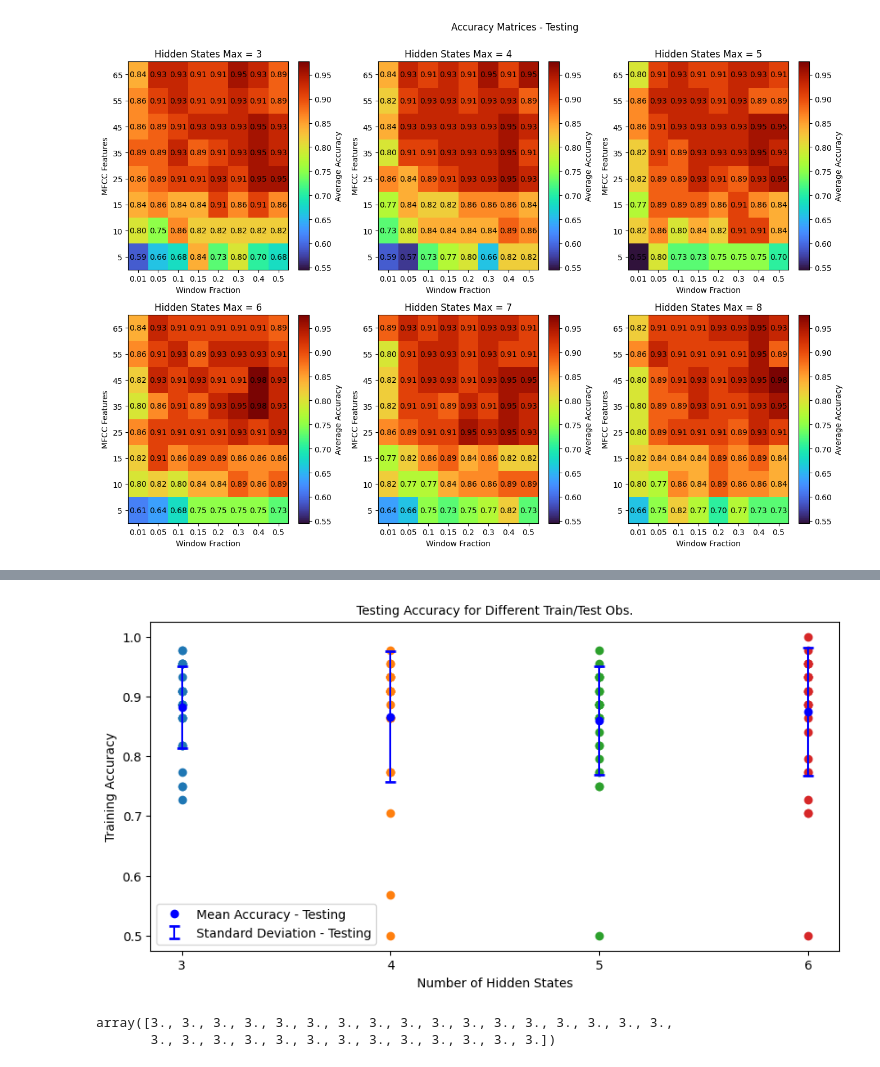
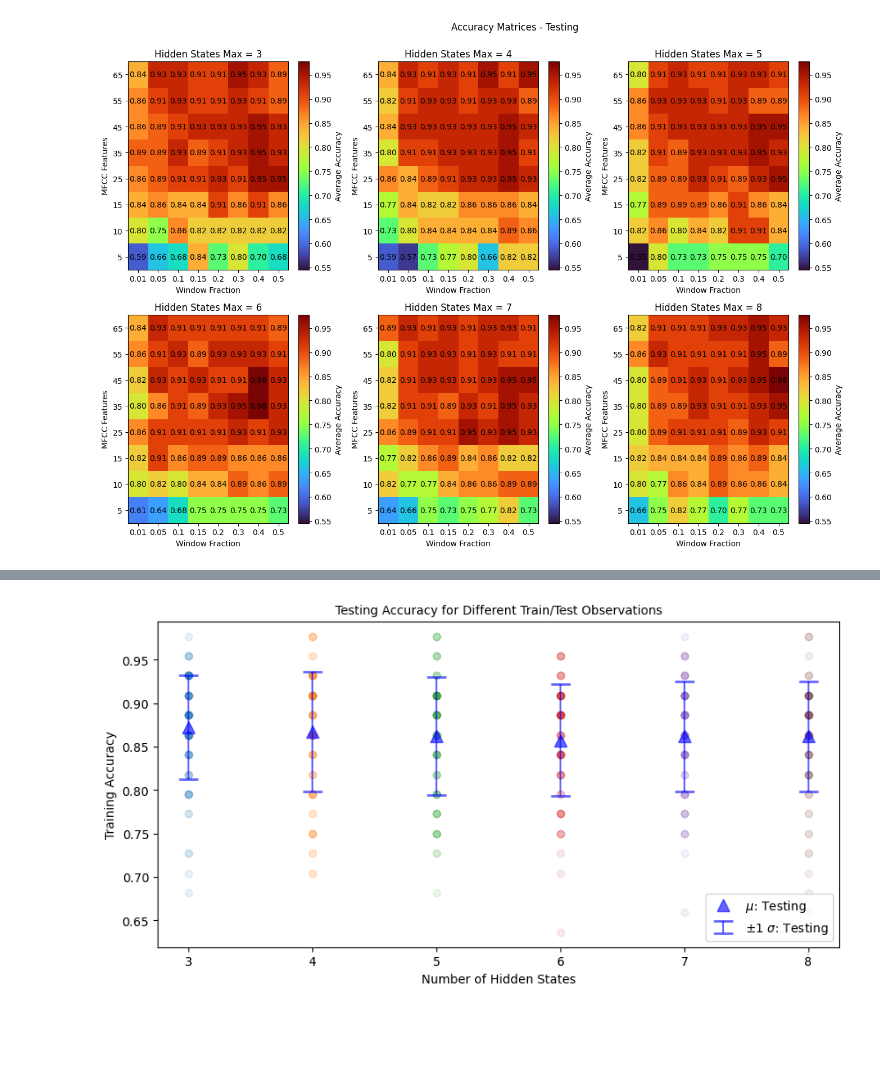
Before and after one commit to Wilfred-Mason/MECH-501, a Jupyter notebook: main/main_notebook_3.ipynb, the cells around one changed output, grey strips where cells are left out. Drawn from its saved outputs; the diff is of its cells as text; code cells hidden in the pictures; blank space fills up the shorter version.

```diff
--- a/main/main_notebook_3.ipynb
+++ b/main/main_notebook_3.ipynb
@@ -1218,3 +1248,9 @@ np.save('search/accuracies_test_2.npy', accuracies_test)
+# %%
+#... - first accuracy matrix generation experiment
+#..._2 - second accuracy generation experiment
+enum = 2
+accuracies_train = np.load(f'search/accuracies_train_{enum}.npy', allow_pickle=True).item()
+accuracies_test = np.load(f'search/accuracies_test_{enum}.npy', allow_pickle=True).item()
 # %%
 #accuracy matrices for different parameter combinations
 # Calculate global minimum and maximum values across all hidden states
@@ -1323,8 +1396,8 @@ Given the small size of the dataset, it is necessary to perform cross validation
 # %%
 mfcc_features = 35
 window_factor = 0.4
-hidden_states_set = [3,4,5,6]
-n_iterations = 50
+hidden_states_set = [3,4,5,6,7,8]
+n_iterations = 80
 # %%
 #experiment: vary the train/test observations sets - cross-validation
 #parameter search (with parallelization)
@@ -1371,9 +1444,9 @@ class CrossValidator:
                                         default_config=False,
                                         scaling=self.scaling)
 
-        train_data, test_data, train_lengths, _ = split_data(data=data,
-                                                             lengths=lengths,
-                                                             split=self.split)
+        train_data, test_data, train_lengths, _ = split_data_new(data=data,
+                                                                 lengths=lengths,
+                                                                 split=self.split)
 
         train_data_concatenated = concatenate_data(train_data)
 
@@ -1523,3 +1609,10 @@ np.save('search/accuracies_test_cv.npy', accuracies_test_cv)
+# %%
+#...cv - experiment with 30 iterations, 4 hidden states
+#...cv_2 - experiments with 60 iterations, 4 hidden states
+#...cv_3 - experiment with 80 iterations, 6 hidden states
+enum = 3
+accuracies_train_cv = np.load(f'search/accuracies_train_cv_{enum}.npy', allow_pickle=True).item()
+accuracies_test_cv = np.load(f'search/accuracies_test_cv_{enum}.npy', allow_pickle=True).item()
 # %%
 #compute average accuracy for each value of the number of hidden states across all starting seeds
 average_accuracies_test = []
@@ -1548,22 +1641,17 @@ for hidden_states in hidden_states_set:
 # %%
 fig, axes = plt.subplots(1, 1, figsize=(10,5))
 fig.subplots_adjust(hspace=0.2, top=0.85, wspace=0.3)
-axes.set_title("Testing Accuracy for Different Train/Test Obs.", fontsize=10)
+axes.set_title("Testing Accuracy for Different Train/Test Observations", fontsize=10)
 
-axes.plot(hidden_states_set, average_accuracies_test, 'o', color='blue', alpha=1, label='Mean Accuracy - Testing')
-axes.errorbar(hidden_states_set, average_accuracies_test, yerr=std_accuracies_test, fmt='none', ecolor='blue', capsize=4, capthick=2, label='Standard Deviation - Testing')
+axes.plot(hidden_states_set, average_accuracies_test, '^', markersize=10, color='blue', alpha=0.6, label='$\mu$: Testing')
+axes.errorbar(hidden_states_set, average_accuracies_test, yerr=std_accuracies_test, fmt='none', ecolor='blue', alpha=0.6, capsize=8, capthick=2, label='$\pm 1~\sigma$: Testing')
 for hidden_states in hidden_states_set:
-    axes.scatter(np.ones(n_iterations)*hidden_states, accuracies_test_cv[hidden_states])
+    axes.scatter(np.ones(n_iterations)*hidden_states, accuracies_test_cv[hidden_states], marker='o', alpha=0.1)
 
 axes.set_xticks(hidden_states_set)
 axes.set_xlabel("Number of Hidden States")
 axes.set_ylabel("Training Accuracy")
-axes.legend()
+axes.legend(loc='lower right')
 plt.show()
 # %% [output]
-[figure, old version]
+[figure, new version]
-# %%
-np.ones(n_iterations)*hidden_states
-# %% [output]
-array([3., 3., 3., 3., 3., 3., 3., 3., 3., 3., 3., 3., 3., 3., 3., 3., 3.,
-       3., 3., 3., 3., 3., 3., 3., 3., 3., 3., 3., 3., 3.])
```
Also changed, not shown: parts of 27 cells of this notebook.
